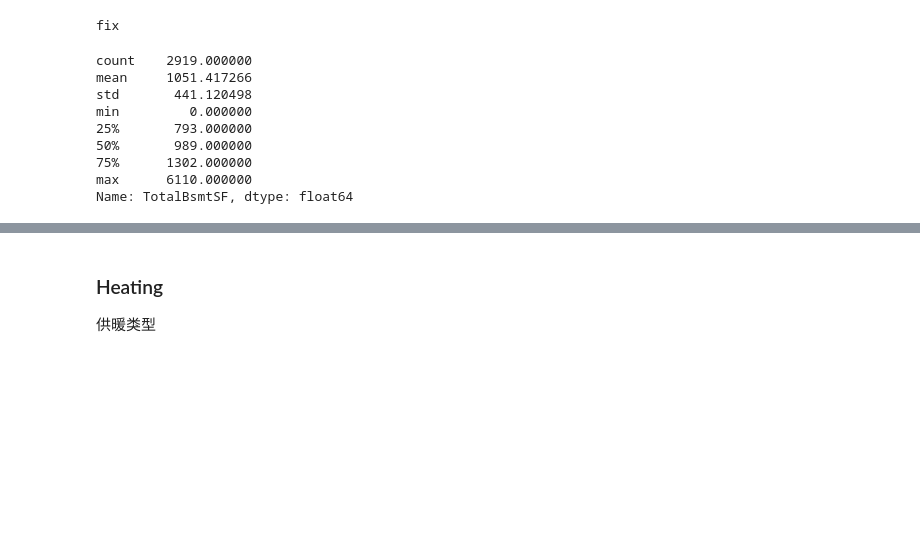
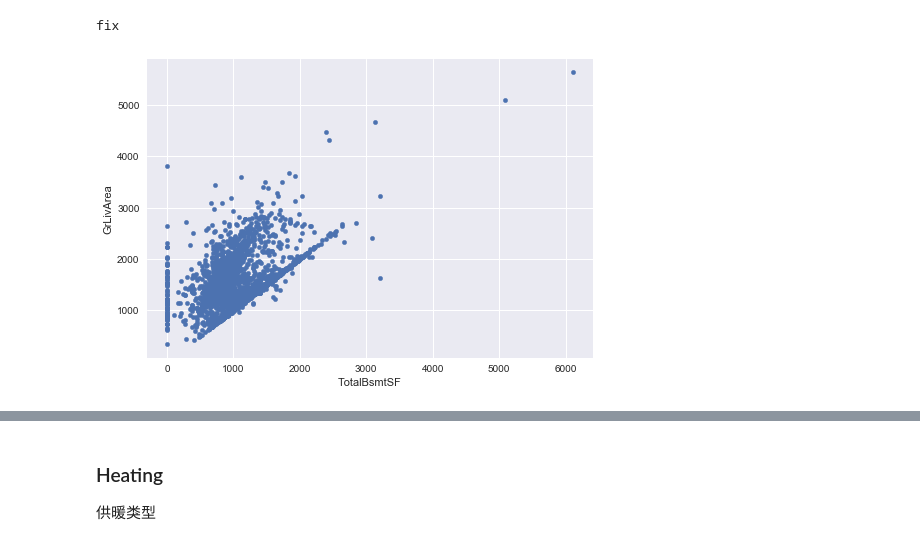
Before and after one commit to AstaTus/House_Prices_Advanced_Regression_Techniques, a Jupyter notebook: process/EngineeringFeatures.ipynb, the cells around one changed output, grey strips where cells are left out. Saved outputs shown, nothing was run; the diff lists cells and outputs as text; code cells hidden in the pictures; blank space fills up the shorter version.

```diff
--- a/process/EngineeringFeatures.ipynb
+++ b/process/EngineeringFeatures.ipynb
@@ -557,15 +549,3 @@ total_bsmt_sf_df = pd.DataFrame(preprocessing.scale(fixSkew(combine_df, 'TotalBs
 total_bsmt_sf_df.index.name = 'Id'
 # %% [output]
 fix
-# %%
-combine_df['TotalBsmtSF'].describe()
-# %% [output]
-count    2919.000000
-mean     1051.417266
-std       441.120498
-min         0.000000
-25%       793.000000
-50%       989.000000
-75%      1302.000000
-max      6110.000000
-Name: TotalBsmtSF, dtype: float64
@@ -571,0 +554,7 @@ Name: TotalBsmtSF, dtype: float64
+# %%
+var = 'TotalBsmtSF'
+data = pd.concat([combine_df['GrLivArea'], combine_df[var]], axis=1)
+data.plot.scatter(x=var, y='GrLivArea');
+plt.show()
+# %% [output]
+[figure, added]
```
Also changed, not shown: parts of 22 cells of this notebook, 5 other files.
